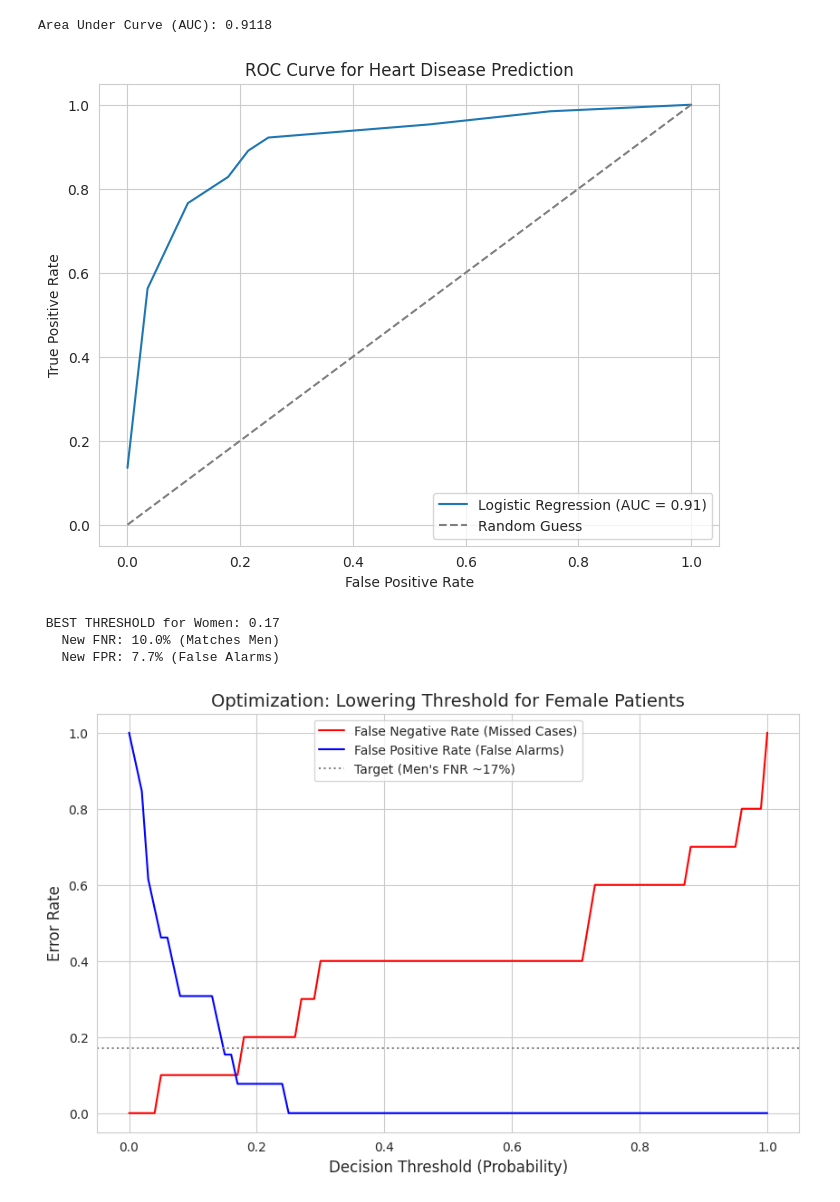
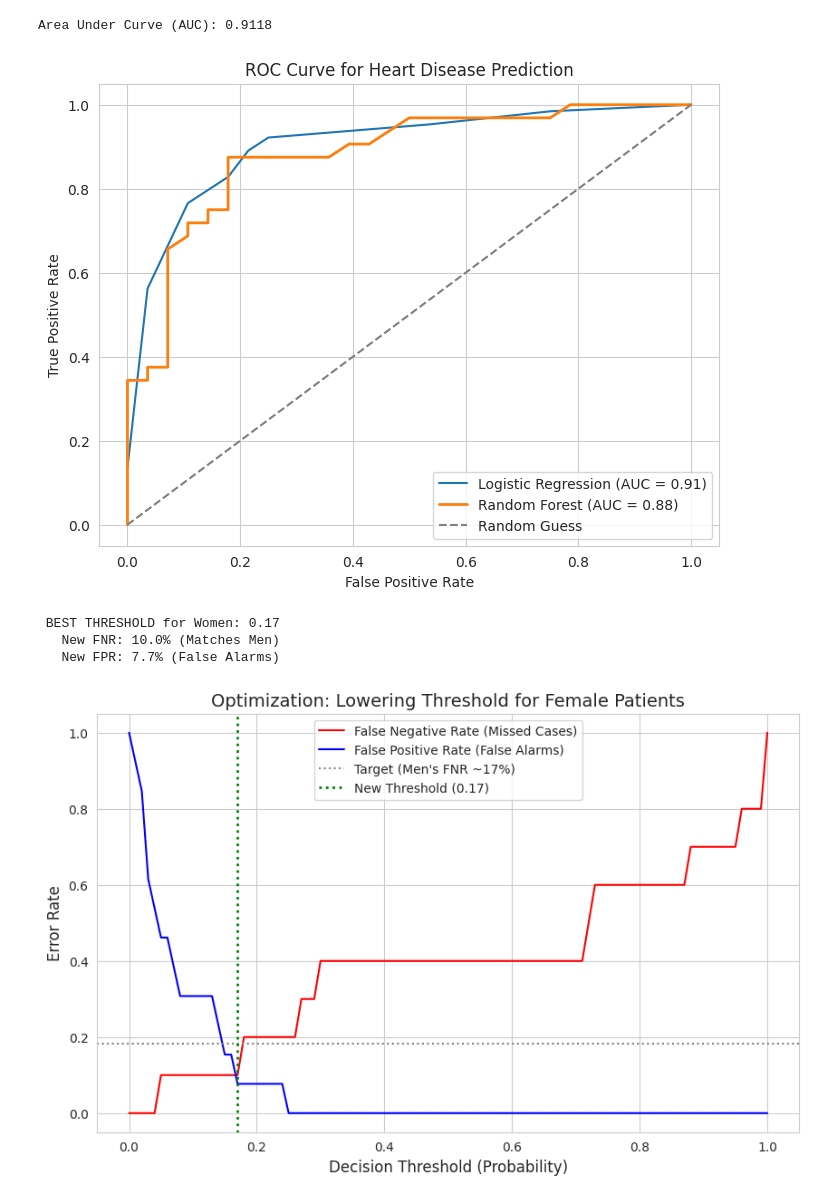
Before and after one commit to Bosco-Tang/Final_Project_Code, a Jupyter notebook: final_project.ipynb, the cells around one changed output. Drawn from its saved outputs; the diff is of its cells as text; code cells hidden in the pictures.

```diff
--- a/final_project.ipynb
+++ b/final_project.ipynb
@@ -159,0 +112,20 @@ plt.show()
+# %%
+from sklearn.ensemble import RandomForestClassifier
+
+model_rf = RandomForestClassifier(random_state=2026)
+
+#Train the model
+model_rf.fit(X_train, y_train)
+
+#  Make predictions
+pred_train_rf = model_rf.predict(X_train)
+pred_test_rf = model_rf.predict(X_test)
+
+# Calculate Base Rate and Model Accuracy
+base_rate_rf = (y_test == 1).mean()
+
+# Prediction Rate: The percentage of correct guesses
+prediction_rate_rf = (y_test == pred_test).mean()
+
+print(f"Base Rate: {base_rate_rf:.2%}")
+print(f"Model Accuracy for Random Forest: {prediction_rate_rf:.2%}")
@@ -160,35 +230,37 @@ plt.show()
 # %%
 from sklearn.metrics import roc_curve, roc_auc_score
 
-# Get Probability Predictions
+# Get Probability Predictions for logistic regression
 y_probs = model.predict_proba(X_test)[:, 1]
 
-# Calculate ROC Metrics
+# Calculate ROC Metrics for logistic regression
 fpr, tpr, thresholds = roc_curve(y_test, y_probs)
 auc_score = roc_auc_score(y_test, y_probs)
 print(f"Area Under Curve (AUC): {auc_score:.4f}")
+
+y_probs_rf = model_rf.predict_proba(X_test)[:, 1]
+fpr_rf, tpr_rf, _ = roc_curve(y_test, y_probs_rf)
+auc_rf = roc_auc_score(y_test, y_probs_rf)
 
 roc_df = pd.DataFrame({
     'False Positive Rate': fpr,
     'True Positive Rate': tpr
 })
 
 plt.figure(figsize=(8, 6))
 sns.set_style("whitegrid")
 sns.lineplot(data=roc_df, x='False Positive Rate', y='True Positive Rate', label=f'Logistic Regression (AUC = {auc_score:.2f})', errorbar= None)
+plt.plot(fpr_rf, tpr_rf, label=f'Random Forest (AUC = {auc_rf:.2f})', linewidth=2)
 plt.plot([0, 1], [0, 1], linestyle='--', color='gray', label='Random Guess')
 plt.title('ROC Curve for Heart Disease Prediction')
 plt.xlabel('False Positive Rate')
 plt.ylabel('True Positive Rate')
 plt.legend(loc='lower right')
 plt.show()
 # %% [output]
 Area Under Curve (AUC): 0.9118
-[figure, old version]
+[figure, new version]
 # %%
-from sklearn.metrics import confusion_matrix
-
-
 y_probs = model.predict_proba(X_test)[:, 1]
 test_data = X_test.copy()
 test_data['y_true'] = y_test
@@ -198,8 +270,6 @@ women_df = test_data[test_data['sex'] == 0]
 
 thresholds = np.linspace(0, 1, 101)
 results = []
-
-#calculated the fnr and fpr of women based on threshold from 0 to 1
 
 for t in thresholds:
     preds = (women_df['prob_disease'] > t).astype(int)
@@ -212,10 +282,8 @@ for t in thresholds:
 
 df_results = pd.DataFrame(results)
 
-
-#chose 0.170 because that is the male FNR
-#found the result that minimizes the FNR while having a reasonable FPR, so we found the end of that result.
-candidate = df_results[df_results['FNR'] <= 0.170].tail(1)
+#chose 0.1818 because that is the male FNR
+candidate = df_results[df_results['FNR'] <= 0.1818].tail(1)
 
 
 best_t = candidate.iloc[0]['Threshold']
@@ -226,7 +294,7 @@ print(f"   New FNR: {best_fnr:.1%} (Matches Men)")
 print(f"   New FPR: {best_fpr:.1%} (False Alarms)")
 
 
-#Plot the Graph
+# 4. Plot the Graph
 plt.figure(figsize=(10, 6))
 sns.set_style("whitegrid")
 
@@ -238,11 +306,12 @@ sns.lineplot(data=df_results, x='Threshold', y='FPR', label='False Positive Rate
 plt.title('Optimization: Lowering Threshold for Female Patients', fontsize=14)
 plt.xlabel('Decision Threshold (Probability)', fontsize=12)
 plt.ylabel('Error Rate', fontsize=12)
-plt.axhline(y=0.17, color='grey', linestyle=':', label="Target (Men's FNR ~17%)")
+plt.axhline(y=0.1818, color='grey', linestyle=':', label="Target (Men's FNR ~17%)")
+plt.axvline(x=best_t, color='green', linestyle=':', linewidth=2, label='New Threshold (0.17)')
 plt.legend()
 plt.show()
 # %% [output]
  BEST THRESHOLD for Women: 0.17
    New FNR: 10.0% (Matches Men)
    New FPR: 7.7% (False Alarms)
-[figure, old version]
+[figure, new version]
```
Also changed, not shown: parts of 12 cells of this notebook.
